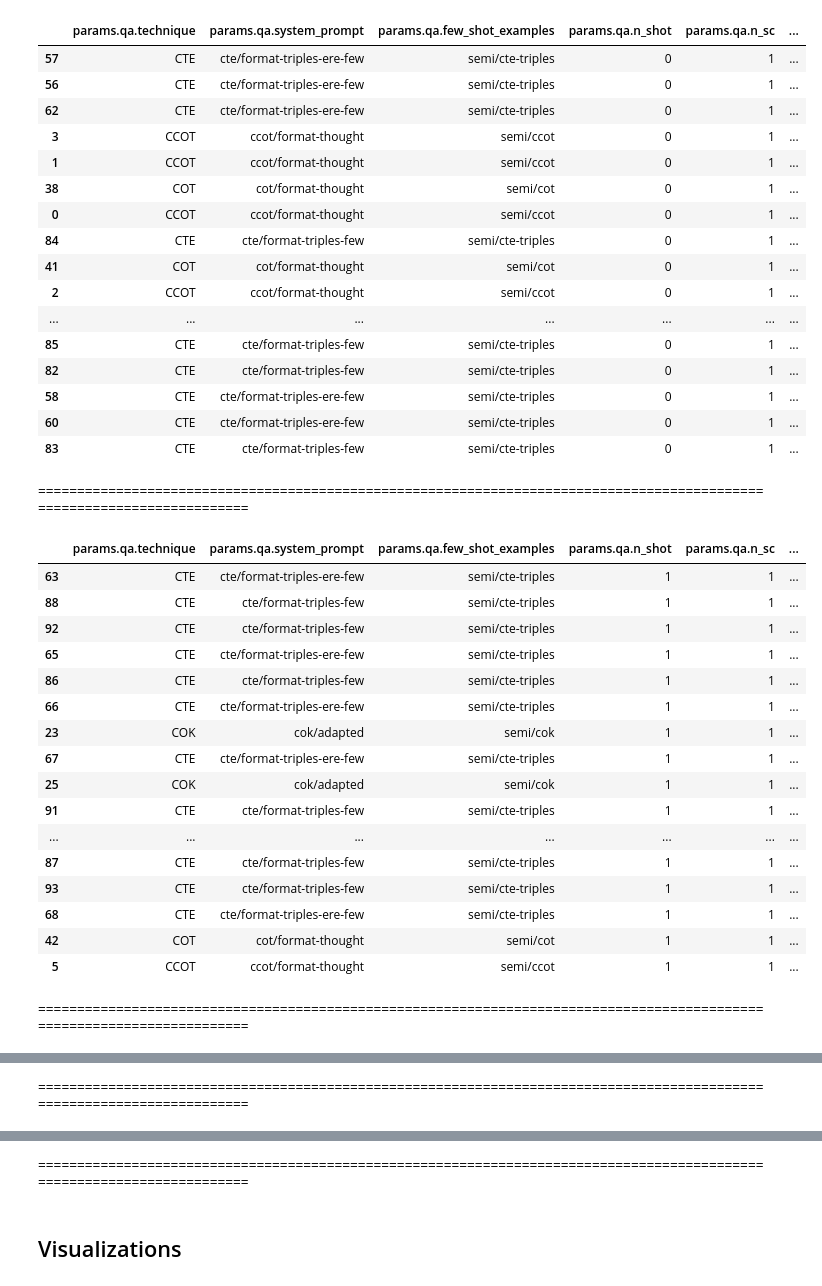
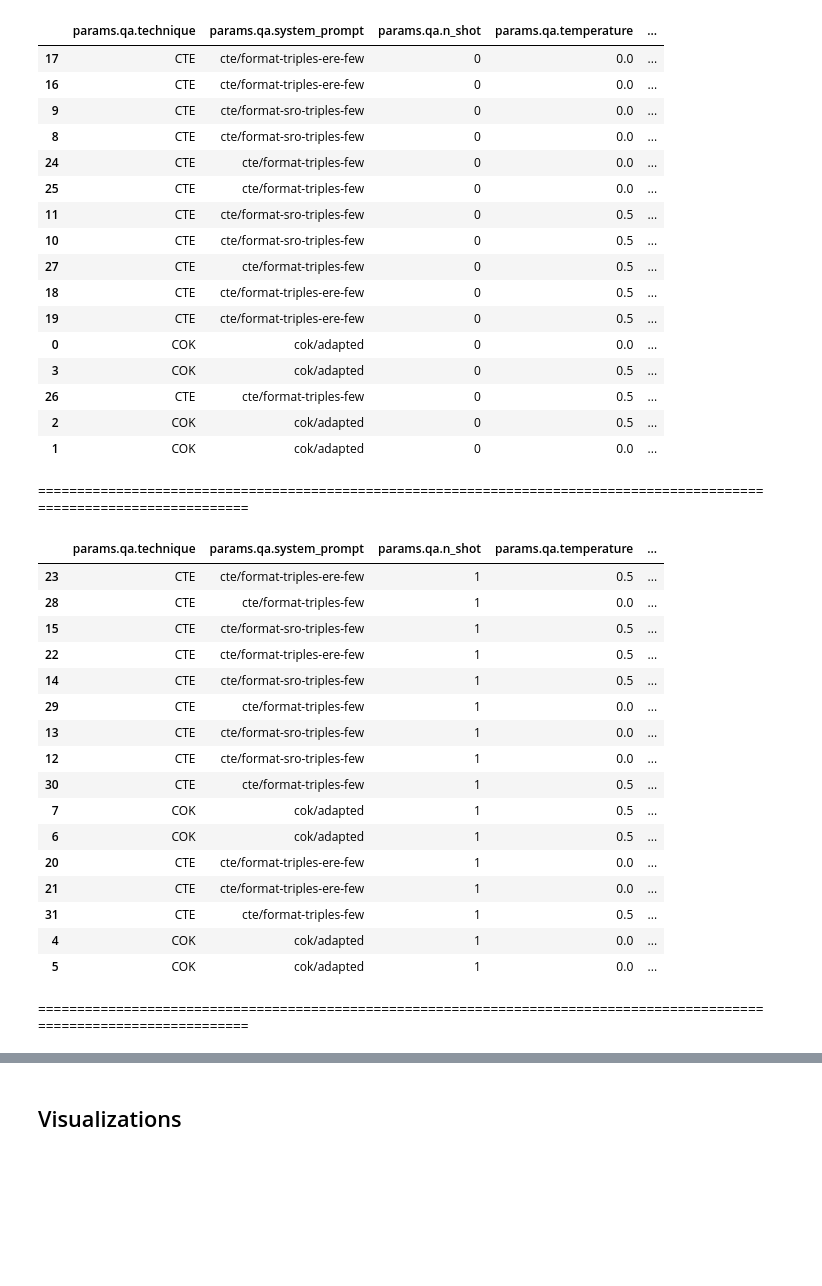
Before and after one commit to bdsaglam/pipeline-mhqa-manual, a Jupyter notebook: nbs/musique-sweep-manual-new/trends.ipynb, the cells around one changed output, grey strips where cells are left out. Cells and saved outputs as stored; diff of their text form; code cells hidden in the pictures; blank space fills up the shorter version.

```diff
--- a/nbs/musique-sweep-manual-new/trends.ipynb
+++ b/nbs/musique-sweep-manual-new/trends.ipynb
@@ -94,4 +98,6 @@ avg_df.head()
 5 rows × 38 columns
+# %%
+cols_to_display = ["params.qa.technique", "params.qa.system_prompt", "params.qa.n_shot", "params.qa.temperature"] + metric_cols[:2]
 # %%
 # find the rows with max f1 score for each technique group
 max_f1_rows = avg_df.groupby('params.qa.technique')["metrics.f1"].idxmax()
@@ -108,44 +110,42 @@ best_df
 # %%
-cols_to_display = target_param_cols + metric_cols[:2]
-
 for n_shot in avg_df["params.qa.n_shot"].unique():
     mask = df["params.qa.n_shot"] == n_shot
     display(df[mask][cols_to_display].sort_values("metrics.f1", ascending=False))
     print('='*120)
 # %% [output]
-|  | params.qa.technique | params.qa.system_prompt | params.qa.few_shot_examples | params.qa.n_shot | params.qa.n_sc | ... |
-| 57 | CTE | cte/format-triples-ere-few | semi/cte-triples | 0 | 1 | ... |
-| 56 | CTE | cte/format-triples-ere-few | semi/cte-triples | 0 | 1 | ... |
-| 62 | CTE | cte/format-triples-ere-few | semi/cte-triples | 0 | 1 | ... |
-| 3 | CCOT | ccot/format-thought | semi/ccot | 0 | 1 | ... |
-| 1 | CCOT | ccot/format-thought | semi/ccot | 0 | 1 | ... |
-| 38 | COT | cot/format-thought | semi/cot | 0 | 1 | ... |
-| 0 | CCOT | ccot/format-thought | semi/ccot | 0 | 1 | ... |
-| 84 | CTE | cte/format-triples-few | semi/cte-triples | 0 | 1 | ... |
-| 41 | COT | cot/format-thought | semi/cot | 0 | 1 | ... |
-| 2 | CCOT | ccot/format-thought | semi/ccot | 0 | 1 | ... |
-| ... | ... | ... | ... | ... | ... | ... |
-| 85 | CTE | cte/format-triples-few | semi/cte-triples | 0 | 1 | ... |
-| 82 | CTE | cte/format-triples-few | semi/cte-triples | 0 | 1 | ... |
-| 58 | CTE | cte/format-triples-ere-few | semi/cte-triples | 0 | 1 | ... |
-| 60 | CTE | cte/format-triples-ere-few | semi/cte-triples | 0 | 1 | ... |
-| 83 | CTE | cte/format-triples-few | semi/cte-triples | 0 | 1 | ... |
+|  | params.qa.technique | params.qa.system_prompt | params.qa.n_shot | params.qa.temperature | ... |
+| 17 | CTE | cte/format-triples-ere-few | 0 | 0.0 | ... |
+| 16 | CTE | cte/format-triples-ere-few | 0 | 0.0 | ... |
+| 9 | CTE | cte/format-sro-triples-few | 0 | 0.0 | ... |
+| 8 | CTE | cte/format-sro-triples-few | 0 | 0.0 | ... |
+| 24 | CTE | cte/format-triples-few | 0 | 0.0 | ... |
+| 25 | CTE | cte/format-triples-few | 0 | 0.0 | ... |
+| 11 | CTE | cte/format-sro-triples-few | 0 | 0.5 | ... |
+| 10 | CTE | cte/format-sro-triples-few | 0 | 0.5 | ... |
+| 27 | CTE | cte/format-triples-few | 0 | 0.5 | ... |
+| 18 | CTE | cte/format-triples-ere-few | 0 | 0.5 | ... |
+| 19 | CTE | cte/format-triples-ere-few | 0 | 0.5 | ... |
+| 0 | COK | cok/adapted | 0 | 0.0 | ... |
+| 3 | COK | cok/adapted | 0 | 0.5 | ... |
+| 26 | CTE | cte/format-triples-few | 0 | 0.5 | ... |
+| 2 | COK | cok/adapted | 0 | 0.5 | ... |
+| 1 | COK | cok/adapted | 0 | 0.0 | ... |
 ========================================================================================================================
-|  | params.qa.technique | params.qa.system_prompt | params.qa.few_shot_examples | params.qa.n_shot | params.qa.n_sc | ... |
-| 63 | CTE | cte/format-triples-ere-few | semi/cte-triples | 1 | 1 | ... |
-| 88 | CTE | cte/format-triples-few | semi/cte-triples | 1 | 1 | ... |
-| 92 | CTE | cte/format-triples-few | semi/cte-triples | 1 | 1 | ... |
-| 65 | CTE | cte/format-triples-ere-few | semi/cte-triples | 1 | 1 | ... |
-| 86 | CTE | cte/format-triples-few | semi/cte-triples | 1 | 1 | ... |
-| 66 | CTE | cte/format-triples-ere-few | semi/cte-triples | 1 | 1 | ... |
-| 23 | COK | cok/adapted | semi/cok | 1 | 1 | ... |
-| 67 | CTE | cte/format-triples-ere-few | semi/cte-triples | 1 | 1 | ... |
-| 25 | COK | cok/adapted | semi/cok | 1 | 1 | ... |
-| 91 | CTE | cte/format-triples-few | semi/cte-triples | 1 | 1 | ... |
-| ... | ... | ... | ... | ... | ... | ... |
-| 87 | CTE | cte/format-triples-few | semi/cte-triples | 1 | 1 | ... |
-| 93 | CTE | cte/format-triples-few | semi/cte-triples | 1 | 1 | ... |
-| 68 | CTE | cte/format-triples-ere-few | semi/cte-triples | 1 | 1 | ... |
-| 42 | COT | cot/format-thought | semi/cot | 1 | 1 | ... |
-| 5 | CCOT | ccot/format-thought | semi/ccot | 1 | 1 | ... |
+|  | params.qa.technique | params.qa.system_prompt | params.qa.n_shot | params.qa.temperature | ... |
+| 23 | CTE | cte/format-triples-ere-few | 1 | 0.5 | ... |
+| 28 | CTE | cte/format-triples-few | 1 | 0.0 | ... |
+| 15 | CTE | cte/format-sro-triples-few | 1 | 0.5 | ... |
+| 22 | CTE | cte/format-triples-ere-few | 1 | 0.5 | ... |
+| 14 | CTE | cte/format-sro-triples-few | 1 | 0.5 | ... |
+| 29 | CTE | cte/format-triples-few | 1 | 0.0 | ... |
+| 13 | CTE | cte/format-sro-triples-few | 1 | 0.0 | ... |
+| 12 | CTE | cte/format-sro-triples-few | 1 | 0.0 | ... |
+| 30 | CTE | cte/format-triples-few | 1 | 0.5 | ... |
+| 7 | COK | cok/adapted | 1 | 0.5 | ... |
+| 6 | COK | cok/adapted | 1 | 0.5 | ... |
+| 20 | CTE | cte/format-triples-ere-few | 1 | 0.0 | ... |
+| 21 | CTE | cte/format-triples-ere-few | 1 | 0.0 | ... |
+| 31 | CTE | cte/format-triples-few | 1 | 0.5 | ... |
+| 4 | COK | cok/adapted | 1 | 0.0 | ... |
+| 5 | COK | cok/adapted | 1 | 0.0 | ... |
 ========================================================================================================================
@@ -169 +151,0 @@ for n_shot in avg_df["params.qa.n_shot"].unique():
-========================================================================================================================
@@ -187,4 +152,3 @@ for n_shot in avg_df["params.qa.n_shot"].unique():
-========================================================================================================================
 # %% [markdown]
 ## Visualizations
 # %%
```
Also changed, not shown: parts of 22 cells of this notebook, 1 other file.
